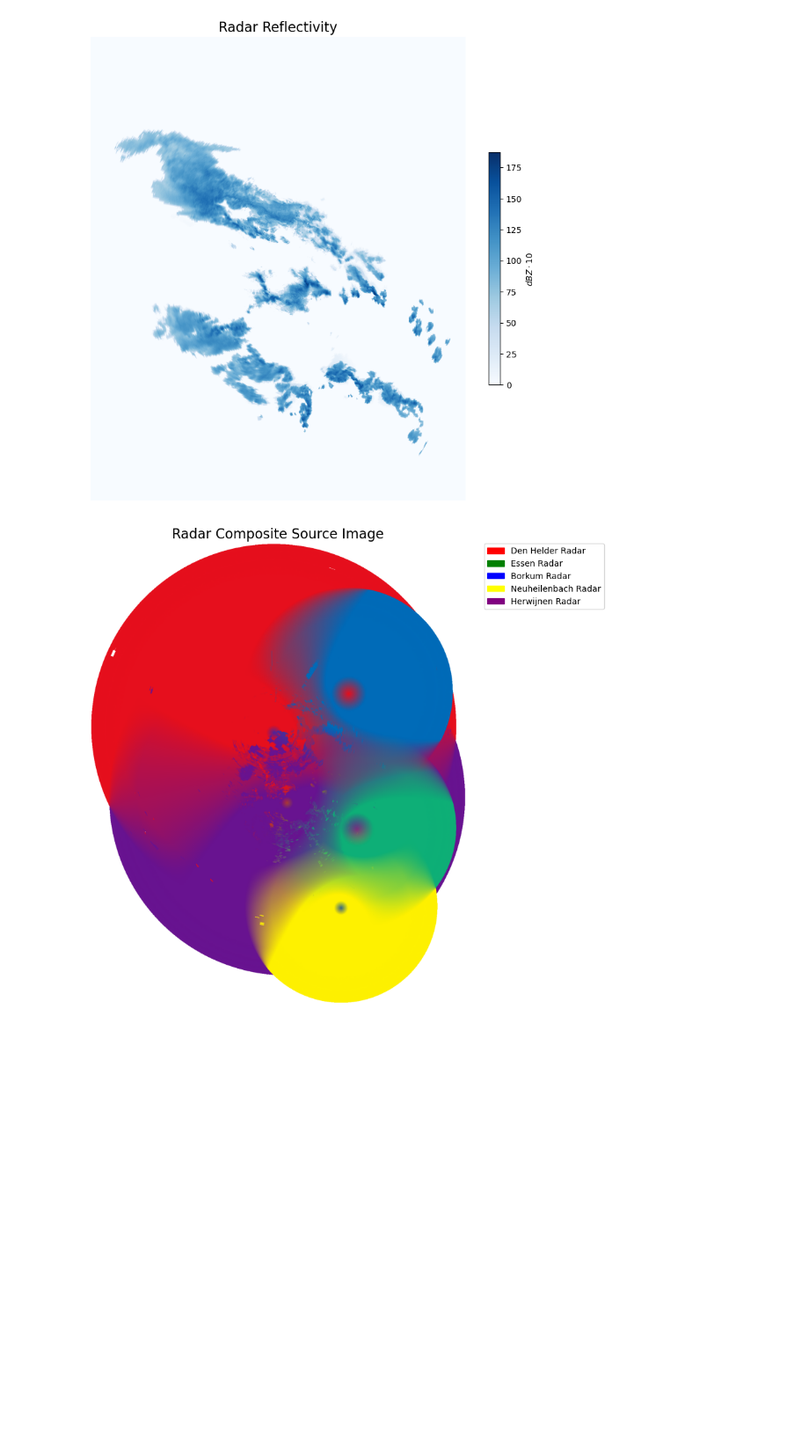
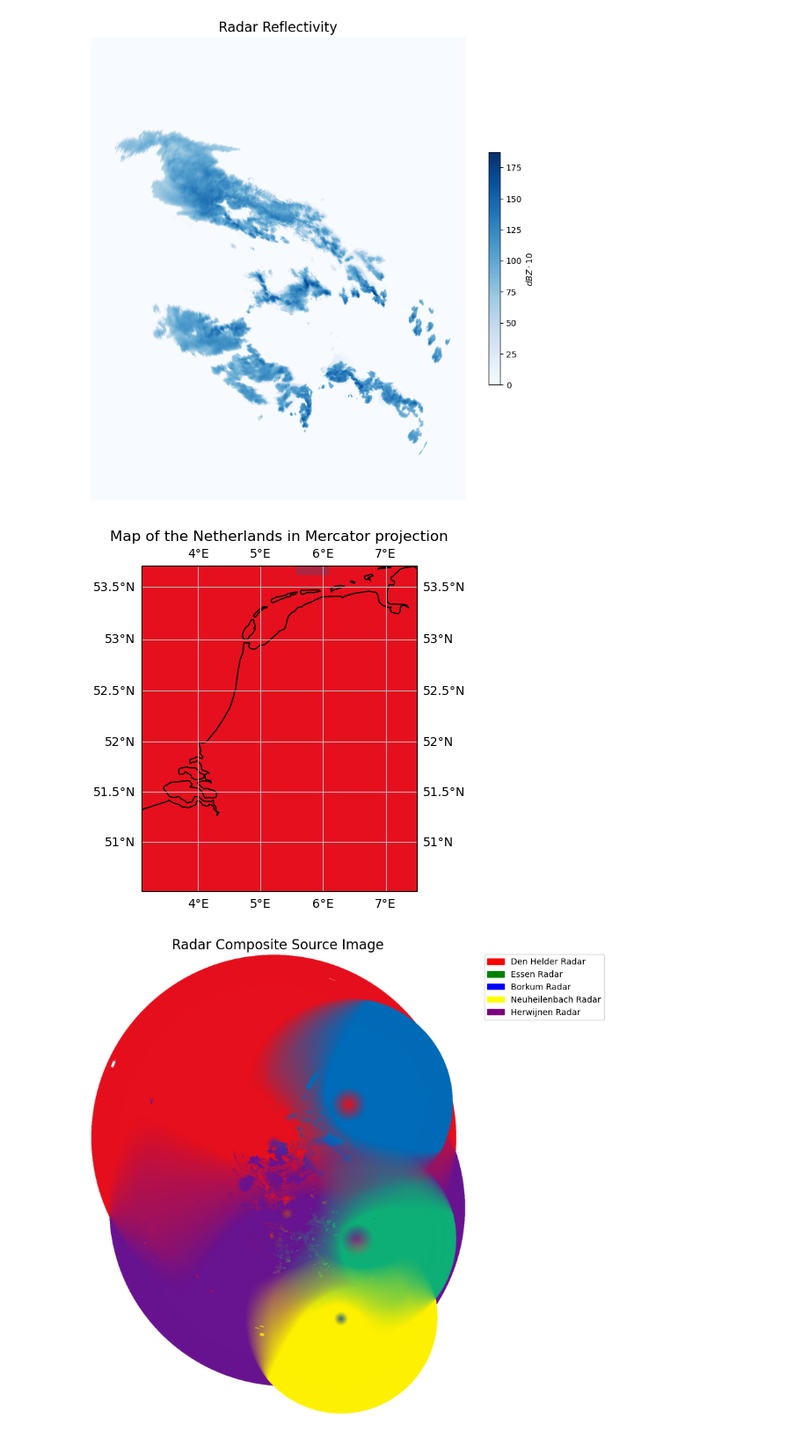
Before and after one commit to masterkram/bsc_thesis, a Jupyter notebook: sandbox/visualize_data.ipynb, the cells around one changed output. Shown at 88% size. Saved outputs shown, nothing was run; the diff lists cells and outputs as text; code cells hidden in the pictures; blank space fills up the shorter version.

```diff
--- a/sandbox/visualize_data.ipynb
+++ b/sandbox/visualize_data.ipynb
@@ -284,6 +320,43 @@ plt.title(r'Radar Reflectivity', fontsize=16)
 plt.show()
 # %% [output]
 [figure]
+# %%
+# Define the projection as Mercator
+proj = ccrs.Mercator()
+
+# Define the extent of the map
+extent = [3.1, 7.5, 50.5, 53.7]
+
+test_extent = [(0.0, 48.4), (0.0, 55.83029), (9.8, 55.83029),  (9.8, 48.4)]
+
+
+# Create a figure with a single subplot
+fig, ax = plt.subplots(subplot_kw={'projection': proj})
+
+# Set the extent of the map
+ax.set_extent(extent)
+
+# Add coastlines to the map
+ax.coastlines(resolution='10m')
+
+# Add gridlines to the map
+ax.gridlines(draw_labels=True)
+
+central_longitude = sum(extent[:2]) / 2
+
+# Create a new projection with the same parameters as Mercator
+new_proj = ccrs.Mercator(central_longitude=central_longitude)
+
+plt.imshow(radarFile['sourceimage'], transform=new_proj, extent=new_proj.bounds, origin='upper', cmap="Blues")
+
+
+# Add a title to the map
+ax.set_title('Map of the Netherlands in Mercator projection')
+
+# Show the map
+plt.show()
+# %% [output]
+[figure, added]
 # %%
 plt.figure(figsize=(10, 10))
 plt.axis('off')
```
Also changed, not shown: parts of 22 cells of this notebook, 6 other files.
